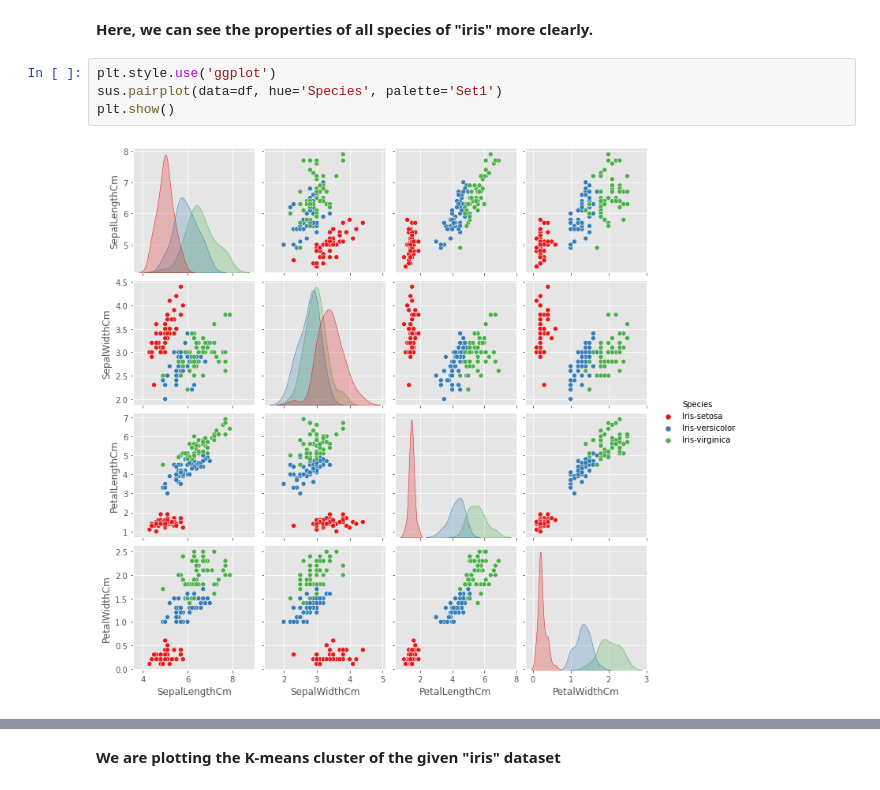
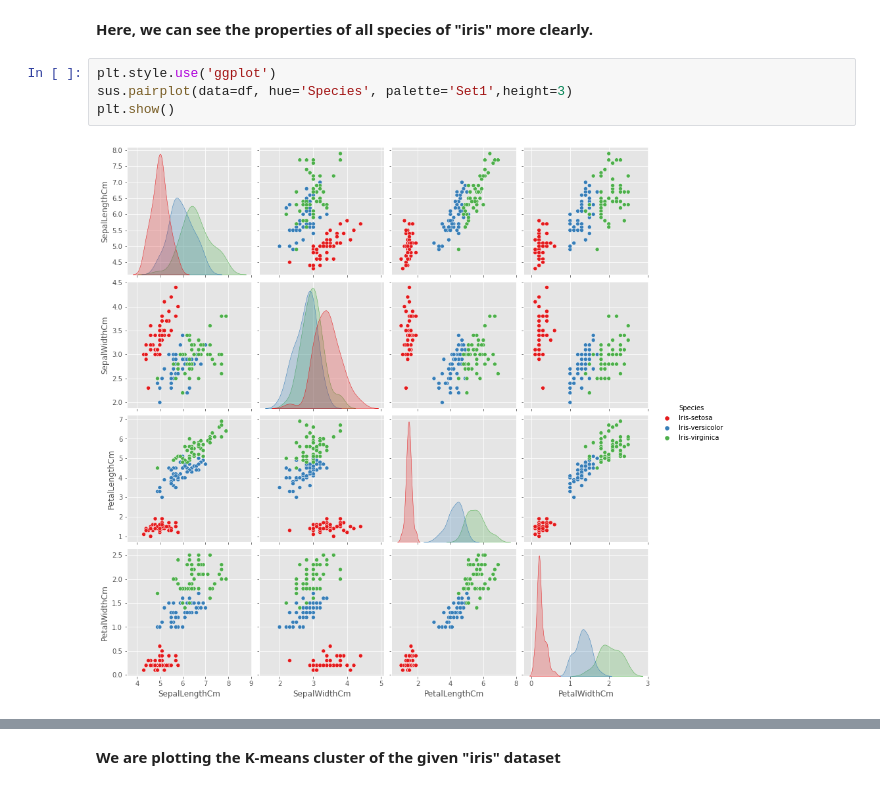
Before and after one commit to 2211Jarl/proj, a Jupyter notebook: iris.ipynb, the cells around one changed output, grey strips where cells are left out. Cells and saved outputs as stored; diff of their text form.

```diff
--- a/iris.ipynb
+++ b/iris.ipynb
@@ -154,7 +152,7 @@ array([2, 2, 2, 2, 2, 2, 2, 2, 2, 2, 2, 2, 2, 2, 2, 2, 2, 2, 2, 2, 2, 2,
 **Here, we can see the properties of all species of "iris" more clearly.**
 # %%
 plt.style.use('ggplot')
-sus.pairplot(data=df, hue='Species', palette='Set1')
+sus.pairplot(data=df, hue='Species', palette='Set1',height=3)
 plt.show()
 # %% [output]
-[figure, old version]
+[figure, new version]
```
Also changed, not shown: parts of 9 cells of this notebook.
